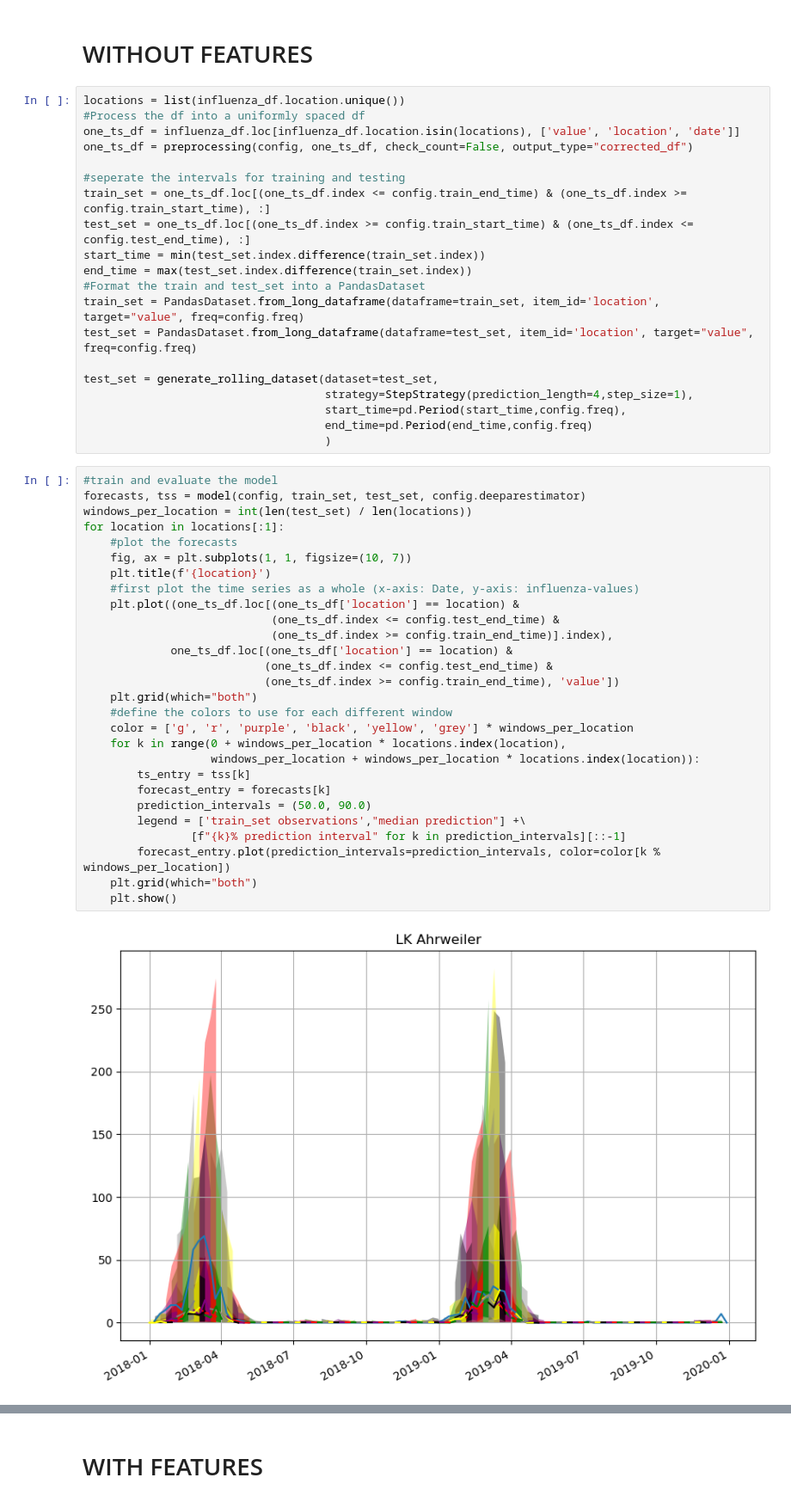
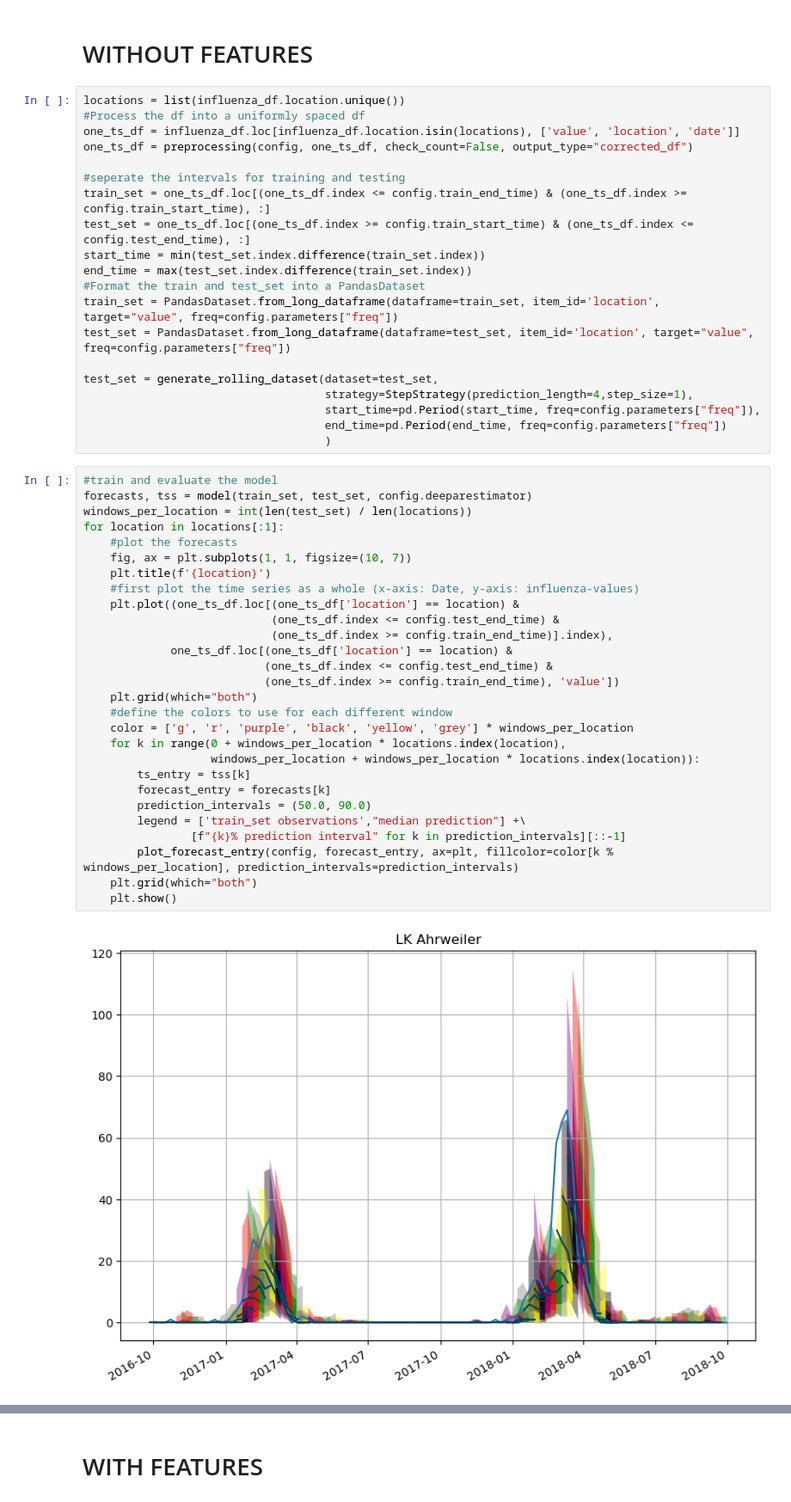
Before and after one commit to Kai-Ref/DeepAR_InfluenzaForecast, a Jupyter notebook: Notebooks/Early Notebooks/ComparisonFeatures.ipynb, the cells around one changed output, grey strips where cells are left out. Shown at 86% size. Drawn from its saved outputs; the diff is of its cells as text.

```diff
--- a/Notebooks/Early Notebooks/ComparisonFeatures.ipynb
+++ b/Notebooks/Early Notebooks/ComparisonFeatures.ipynb
@@ -30,44 +27,44 @@ test_set = one_ts_df.loc[(one_ts_df.index >= config.train_start_time) & (one_ts_
 start_time = min(test_set.index.difference(train_set.index))
 end_time = max(test_set.index.difference(train_set.index))
 #Format the train and test_set into a PandasDataset
-train_set = PandasDataset.from_long_dataframe(dataframe=train_set, item_id='location', target="value", freq=config.freq)
-test_set = PandasDataset.from_long_dataframe(dataframe=test_set, item_id='location', target="value", freq=config.freq)
+train_set = PandasDataset.from_long_dataframe(dataframe=train_set, item_id='location', target="value", freq=config.parameters["freq"])
+test_set = PandasDataset.from_long_dataframe(dataframe=test_set, item_id='location', target="value", freq=config.parameters["freq"])
 
 test_set = generate_rolling_dataset(dataset=test_set,
                                     strategy=StepStrategy(prediction_length=4,step_size=1),
-                                    start_time=pd.Period(start_time,config.freq),
-                                    end_time=pd.Period(end_time,config.freq)
+                                    start_time=pd.Period(start_time, freq=config.parameters["freq"]),
+                                    end_time=pd.Period(end_time, freq=config.parameters["freq"])
                                     )
 # %%
 #train and evaluate the model
-forecasts, tss = model(config, train_set, test_set, config.deeparestimator)
+forecasts, tss = model(train_set, test_set, config.deeparestimator)
 windows_per_location = int(len(test_set) / len(locations))
 for location in locations[:1]:
     #plot the forecasts
     fig, ax = plt.subplots(1, 1, figsize=(10, 7))
     plt.title(f'{location}')
     #first plot the time series as a whole (x-axis: Date, y-axis: influenza-values)
     plt.plot((one_ts_df.loc[(one_ts_df['location'] == location) &
                             (one_ts_df.index <= config.test_end_time) &
                             (one_ts_df.index >= config.train_end_time)].index),
              one_ts_df.loc[(one_ts_df['location'] == location) &
                            (one_ts_df.index <= config.test_end_time) &
                            (one_ts_df.index >= config.train_end_time), 'value'])
     plt.grid(which="both")
     #define the colors to use for each different window
     color = ['g', 'r', 'purple', 'black', 'yellow', 'grey'] * windows_per_location
     for k in range(0 + windows_per_location * locations.index(location),
                    windows_per_location + windows_per_location * locations.index(location)):
         ts_entry = tss[k]
         forecast_entry = forecasts[k]
         prediction_intervals = (50.0, 90.0)
         legend = ['train_set observations',"median prediction"] +\
                 [f"{k}% prediction interval" for k in prediction_intervals][::-1]
-        forecast_entry.plot(prediction_intervals=prediction_intervals, color=color[k % windows_per_location])
+        plot_forecast_entry(config, forecast_entry, ax=plt, fillcolor=color[k % windows_per_location], prediction_intervals=prediction_intervals)
     plt.grid(which="both")
     plt.show()
 # %% [output]
-[figure, old version]
+[figure, new version]
 # %%
 model_dict = {"DeepAR":config.deeparestimator, "FFNN":config.feedforwardestimator}
 forecasts_dict, evaluator_df_dict = forecast_by_week(config, train_set, test_set, locations, model_dict)
```
Also changed, not shown: parts of 12 cells of this notebook.
